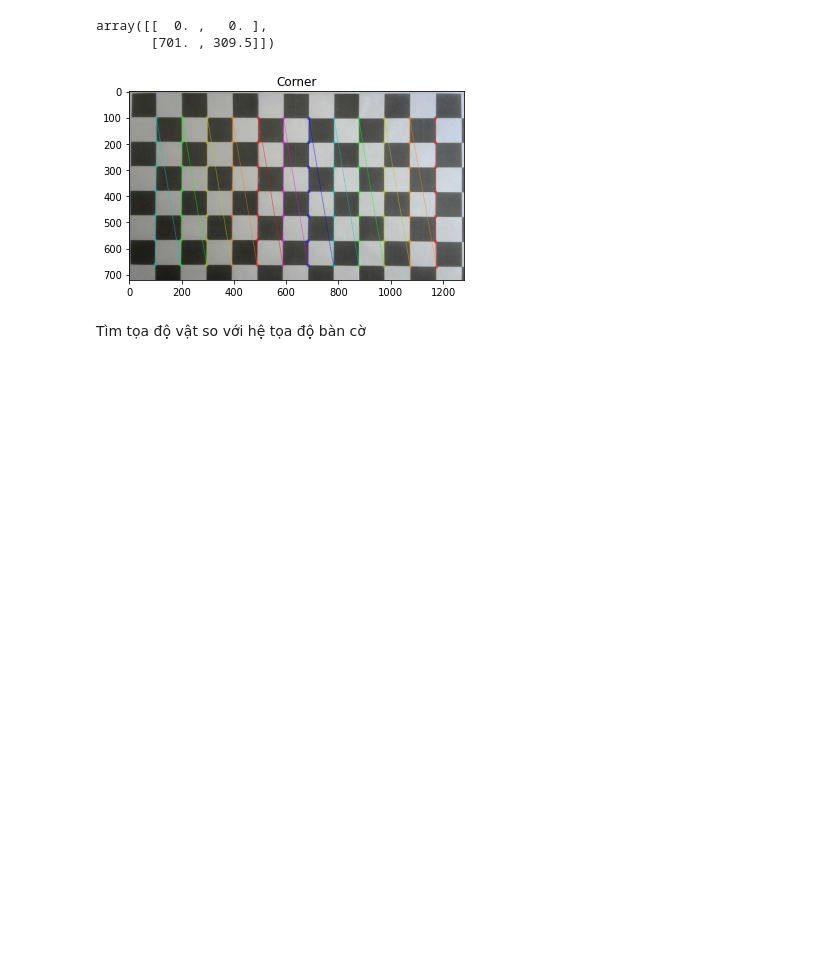
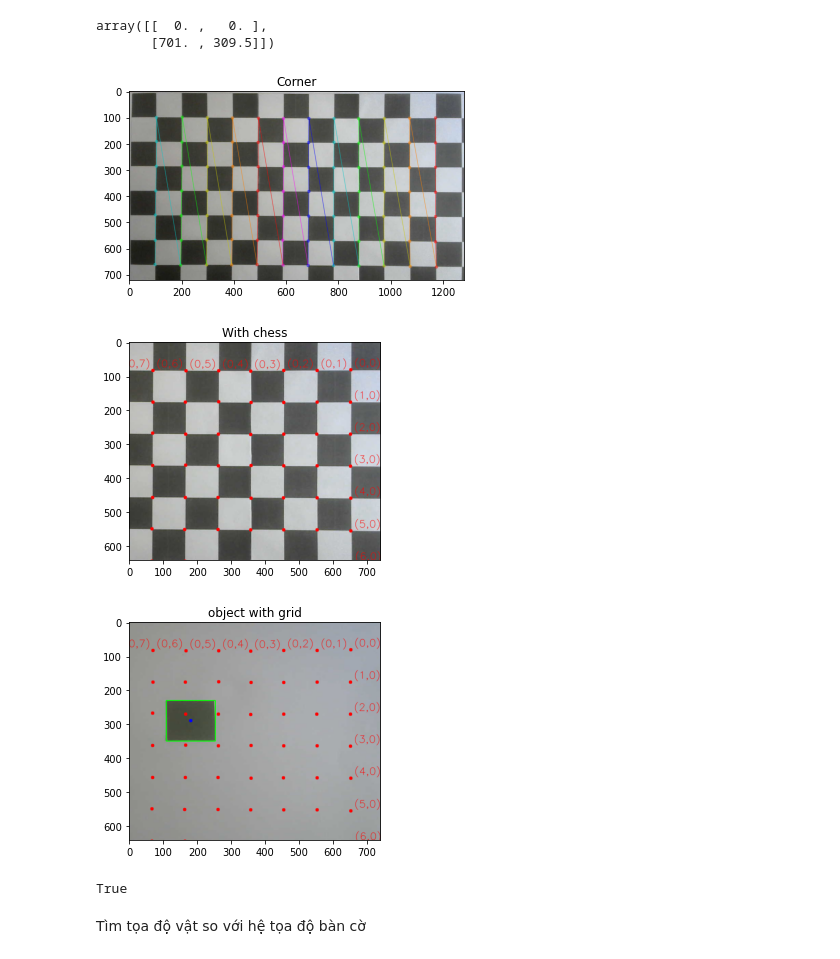
Before and after one commit to anh147/3D-Object-To-Real-World-Coordinates, a Jupyter notebook: main_2D.ipynb, the cells around one changed output. Drawn from its saved outputs; the diff is of its cells as text; code cells hidden in the pictures; blank space fills up the shorter version.

```diff
--- a/main_2D.ipynb
+++ b/main_2D.ipynb
@@ -298,21 +299,26 @@ for idx, fname in enumerate(images):
 # %%
 for i in range (0, boardHeight*boardWidth):
     image = cv2.circle(img_withrectangle, (int(imgpoints[0][i][0][0]), int(imgpoints[0][i][0][1])), radius=0, color=(0, 0, 255), thickness=10)
-    imachess_cornerge = cv2.putText(chess, str(i), (int(imgpoints[0][i][0][0]) + 10, int(imgpoints[0][i][0][1])-10), cv2.FONT_HERSHEY_SIMPLEX, 1,
-                 (0, 200, 255), 1, cv2.LINE_AA, False)
+    # imachess_cornerge = cv2.putText(chess, str(i), (int(imgpoints[0][i][0][0]) + 10, int(imgpoints[0][i][0][1])-10), cv2.FONT_HERSHEY_SIMPLEX, 1,
+    #              (0, 200, 255), 1, cv2.LINE_AA, False)
     chess_corner  = cv2.circle(chess, (int(imgpoints[0][i][0][0]), int(imgpoints[0][i][0][1])), radius=0, color=(0, 0, 255), thickness=10)
     if (i%7 ==0) or (i< 7):
         text = '(' + str(int(objpoints[0][i][0])) +','+ str(int(objpoints[0][i][1])) + ')'
-
+        chess_corner = cv2.putText(chess_corner, text, (int(imgpoints[0][i][0][0]) + 10, int(imgpoints[0][i][0][1])-10), cv2.FONT_HERSHEY_SIMPLEX, 1,
+                 (0, 0, 255), 1, cv2.LINE_AA, False)
         image = cv2.putText(image, text, (int(imgpoints[0][i][0][0]) + 10, int(imgpoints[0][i][0][1])-10), cv2.FONT_HERSHEY_SIMPLEX, 1,
                  (0, 0, 255), 1, cv2.LINE_AA, False)
     # print("index corner: ", i)
 # test_point = [850, 350]
 # chess_corner  = cv2.circle(image, (test_point[0], test_point[1]), radius=0, color=(0, 150, 255), thickness=10)
-# previewImg("With chess", chess_corner)
-# cv2.imwrite('image5/result_chess.jpg', chess_corner)
-# previewImg("object with grid", image)
-# cv2.imwrite('image5/result.jpg', image)
+previewImg("With chess", chess_corner[ 20: 660, 520: 1260])
+cv2.imwrite('chess/result_chess.jpg', chess_corner[ 20: 660, 520: 1260])
+previewImg("object with grid", image[ 20: 660, 520: 1260])
+cv2.imwrite('chess/result.jpg', image[ 20: 660, 520: 1260])
+# %% [output]
+[figure, added]
+[figure, added]
+True
 # %% [markdown]
 Tìm tọa độ vật so với hệ tọa độ bàn cờ
 # %%
```
Also changed, not shown: parts of 1 cell of this notebook, 3 other files.
